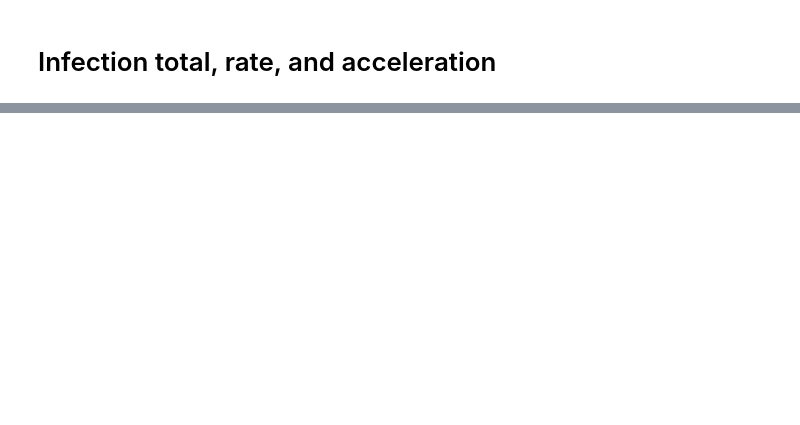
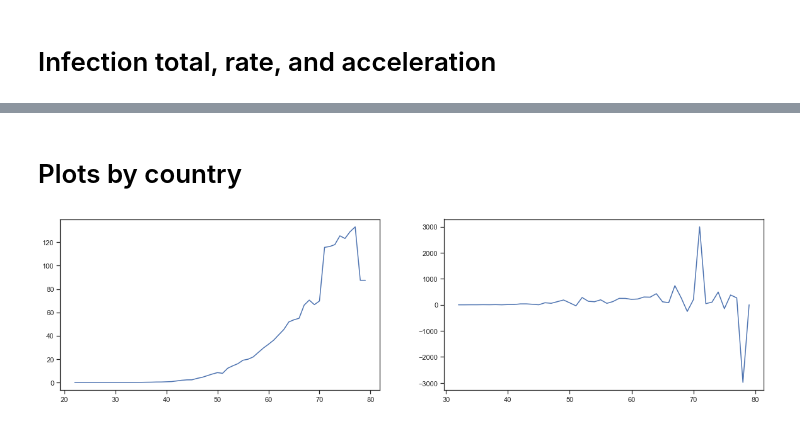
Before and after one commit to denisfookune/covid19-dailycases, a Jupyter notebook: covid19_JHU.ipynb, the cells around one changed output, grey strips where cells are left out. Cells and saved outputs as stored; diff of their text form; code cells hidden in the pictures; blank space fills up the shorter version.

```diff
--- a/covid19_JHU.ipynb
+++ b/covid19_JHU.ipynb
@@ -230,0 +245,14 @@ Mexico: 273
+# %% [markdown]
+# Plots by country
+# %%
+plot_df = confirmed_countries_df[confirmed_countries_df['Country'].str.contains('France')]
+
+plt.figure(figsize=(20,5))
+plt.subplot(1,2,1)
+plt.plot(plot_df['days_since_first_case'], plot_df['new_cases_pop_avg'])
+
+plt.subplot(1,2,2)
+plt.plot(plot_df['days_since_first_case'], plot_df['new_cases_avg_acc'])
+plt.show()
+# %% [output]
+[figure, added]
```
Also changed, not shown: parts of 7 cells of this notebook.
